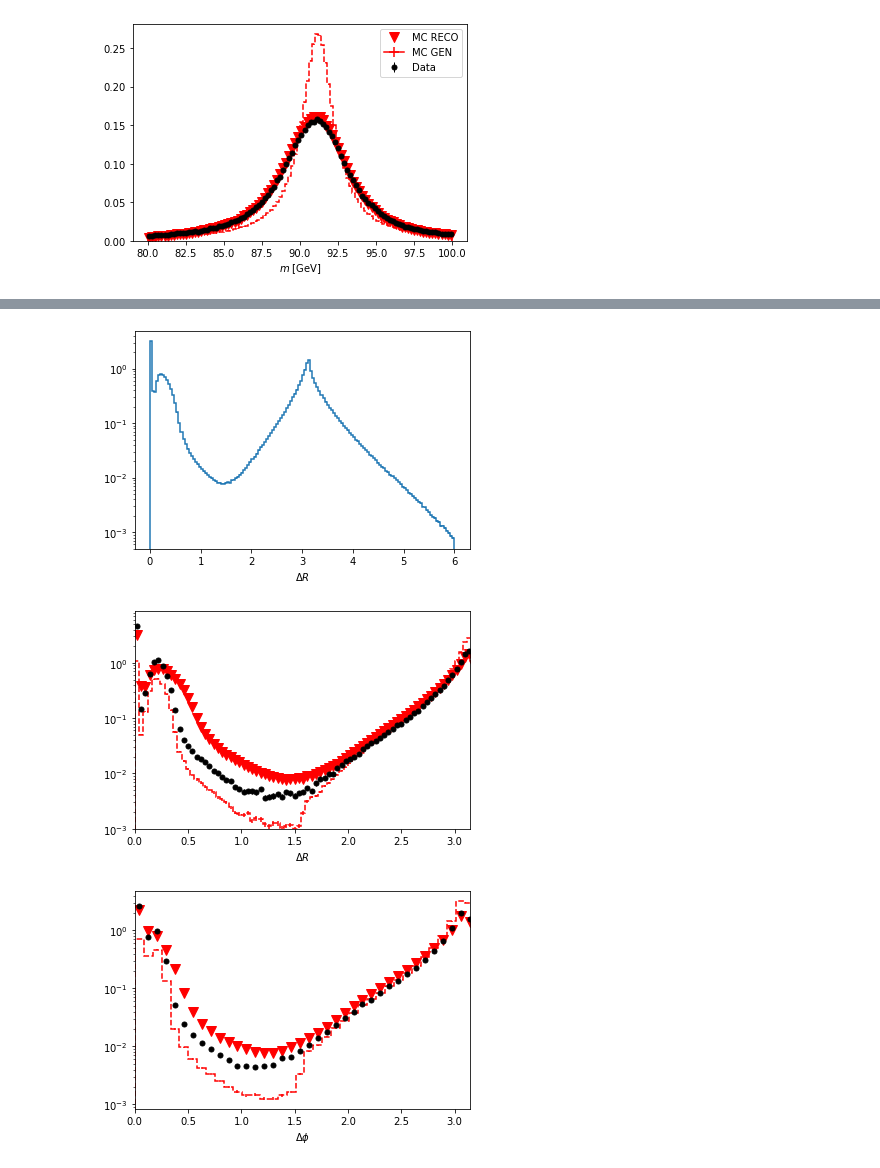
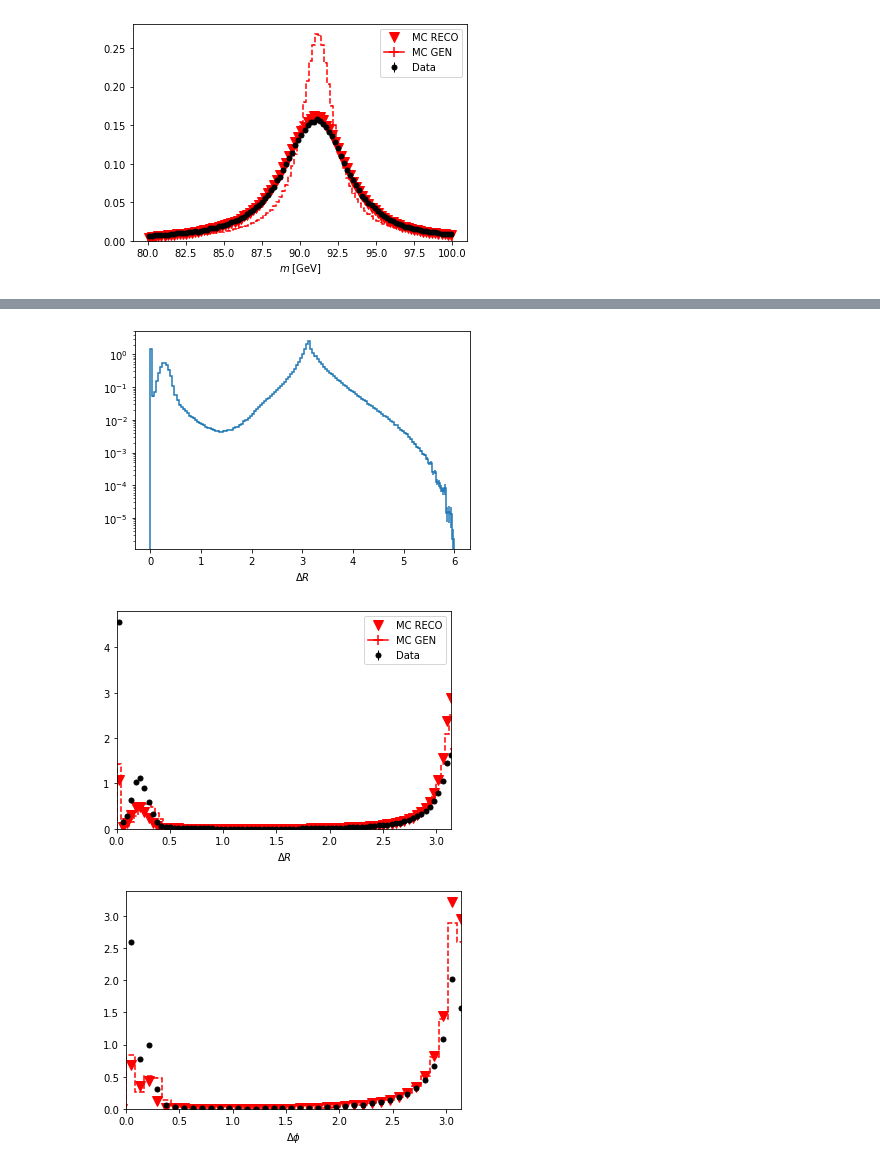
Before and after one commit to rappoccio/QJetMassUproot, a Jupyter notebook: compare_datamc_nanov9.ipynb, the cells around one changed output, grey strips where cells are left out. Cells and saved outputs as stored; diff of their text form; code cells hidden in the pictures.

```diff
--- a/compare_datamc_nanov9.ipynb
+++ b/compare_datamc_nanov9.ipynb
@@ -37,10 +40,10 @@ Matplotlib created a temporary config/cache directory at /tmp/matplotlib-rhsec2p
 # %% [markdown]
 ### Open pkl file for the output histograms
 # %%
-with open("qjetmass_zjets_gen.pkl", "rb") as f:
+with open("stable_pkl/qjetmass_zjets_gen.pkl", "rb") as f:
     output_gen = pickle.load( f )
 # %%
-with open("qjetmass_zjets_reco.pkl", "rb") as f:
+with open("stable_pkl/qjetmass_zjets_reco.pkl", "rb") as f:
     output_reco = pickle.load( f )
 # %%
 output_gen["cutflow"]
@@ -297,23 +292,23 @@ output_gen['dr_z_jet_gen'].project("dr").plot(density=True)
 plt.yscale("log")
 plt.show()
 # %% [output]
-[figure, old version]
+[figure, new version]
 # %%
-output_gen['dr_z_jet_gen'].project("dr").plot(density=True, label="MC RECO", histtype="errorbar", color="red", marker="v")
-output_gen['dr_z_jet_reco'].project("dr").plot(density=True, label="MC GEN", histtype="step", color="red", linestyle="--")
+output_gen['dr_z_jet_reco'].project("dr").plot(density=True, label="MC RECO", histtype="errorbar", color="red", marker="v")
+output_gen['dr_z_jet_gen'].project("dr").plot(density=True, label="MC GEN", histtype="step", color="red", linestyle="--")
 output_reco['dr_z_jet_reco'].project("dr").plot(density=True, label="Data", histtype="errorbar", color="black")
 plt.xlim(0,np.pi)
-plt.yscale("log")
-plt.ylim(1e-3)
+#plt.yscale("log")
+#plt.ylim(1e-3)
+plt.legend()
 plt.show()
 # %% [output]
-[figure, old version]
+[figure, new version]
 # %%
-output_gen['dphi_z_jet_gen'].project("dphi").plot(density=True, label="MC RECO", histtype="errorbar", color="red", marker="v")
-output_gen['dphi_z_jet_reco'].project("dphi").plot(density=True, label="MC GEN", histtype="step", color="red", linestyle="--")
+output_gen['dphi_z_jet_reco'].project("dphi").plot(density=True, label="MC RECO", histtype="errorbar", color="red", marker="v")
+output_gen['dphi_z_jet_gen'].project("dphi").plot(density=True, label="MC GEN", histtype="step", color="red", linestyle="--")
 output_reco['dphi_z_jet_reco'].project("dphi").plot(density=True, label="Data", histtype="errorbar", color="black")
 plt.xlim(0,np.pi)
-plt.yscale("log")
 plt.show()
 # %% [output]
-[figure, old version]
+[figure, new version]
```
Also changed, not shown: parts of 20 cells of this notebook, 4 other files.
